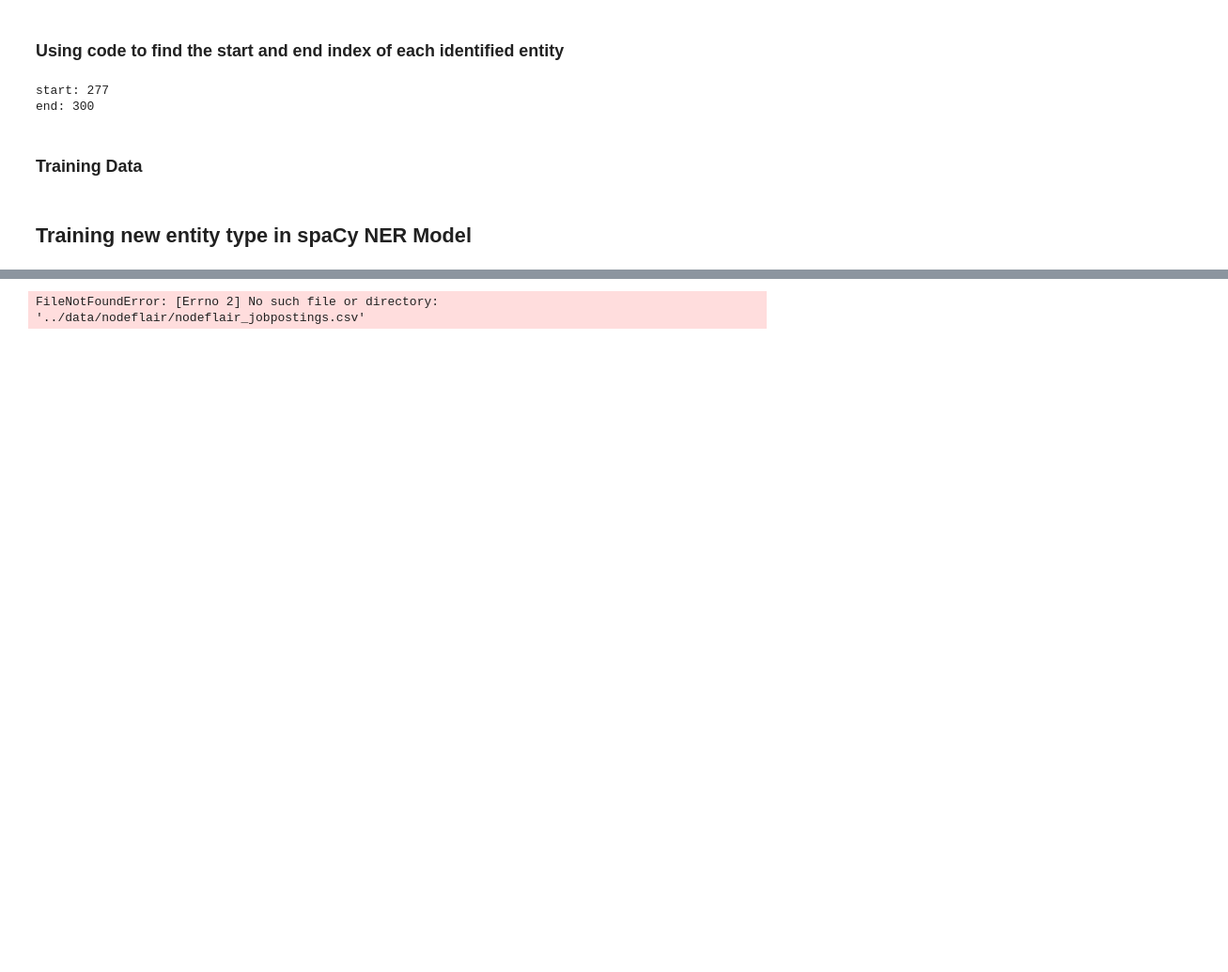
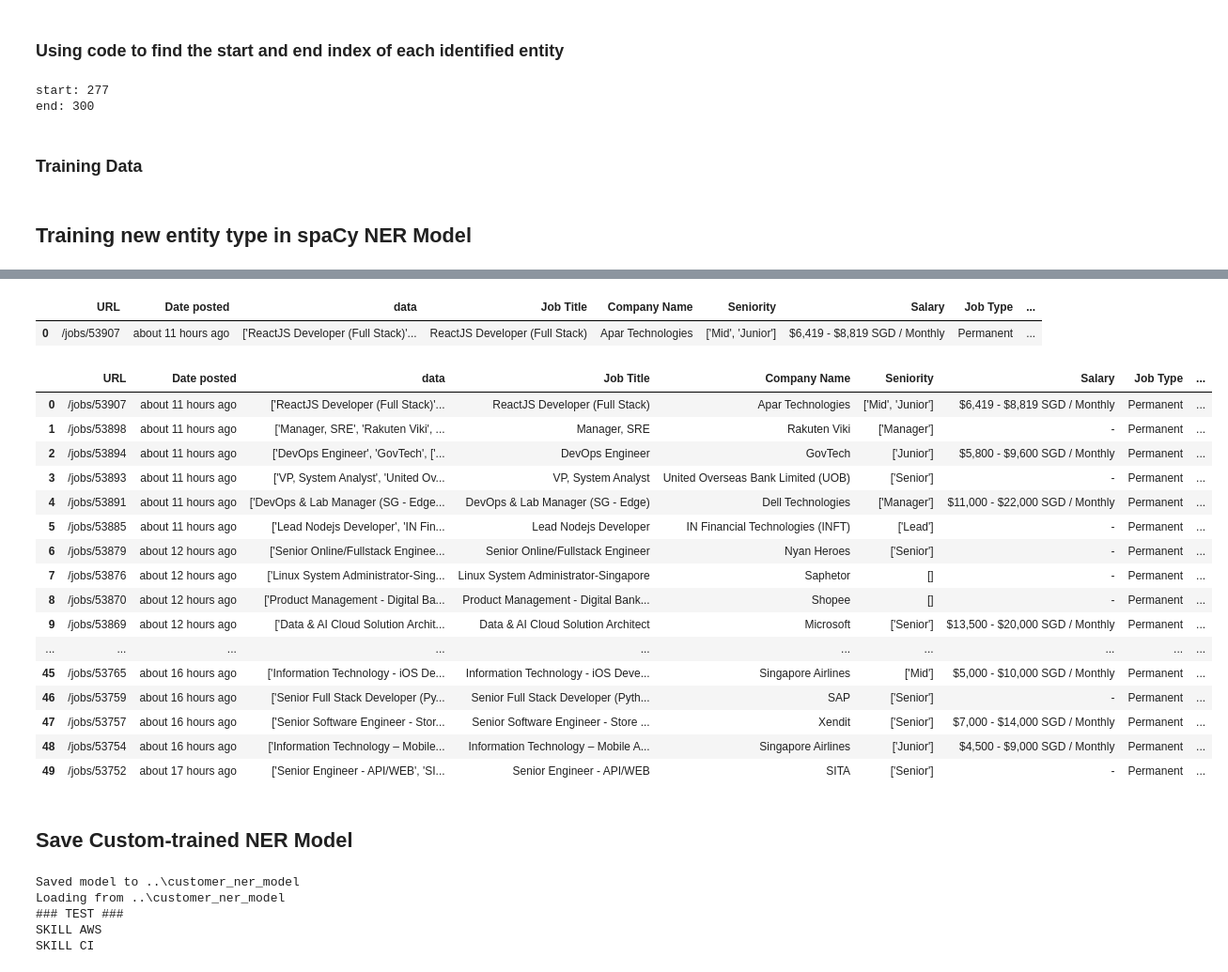
Before and after one commit to joshuawong96/job-posting-analysis, a Jupyter notebook: code/analysis/ner_model.ipynb, the cells around one changed output, grey strips where cells are left out. Shown at 94% size. Drawn from its saved outputs; the diff is of its cells as text; code cells hidden in the pictures; blank space fills up the shorter version.

```diff
--- a/code/analysis/ner_model.ipynb
+++ b/code/analysis/ner_model.ipynb
@@ -296,15 +367,71 @@ and
 # %%
-nodeflair_data = pd.read_csv("../", index_col=0)
+nodeflair_data = pd.read_csv("./raw/nodeflair/nodeflair_jobpostings.csv", index_col=0)
 nodeflair_data.head(1)
 # %% [output]
-FileNotFoundError: [Errno 2] No such file or directory: '../data/nodeflair/nodeflair_jobpostings.csv'
+|  | URL | Date posted | data | Job Title | Company Name | Seniority | Salary | Job Type | ... |
+| 0 | /jobs/53907 | about 11 hours ago | ['ReactJS Developer (Full Stack)'... | ReactJS Developer (Full Stack) | Apar Technologies | ['Mid', 'Junior'] | $6,419 - $8,819 SGD / Monthly | Permanent | ... |
-# %%
-def get_skills(text):
-    doc = nlp(text)
-
-    return (ent.text, ent.label_)
+# %%
+def get_skills(text):
+    skills_entities = []
+
+    for sentence in text.split("."):
+        doc = nlp(sentence)
+        for ent in doc.ents:
+            skills_entities.append(ent.text)
+
+    return skills_entities
 # %%
 pd.set_option('display.max_colwidth', 500)
 # %%
+# nodeflair_data = nodeflair_data[:50]
+
 nodeflair_data["extracted_skills"] = nodeflair_data["Job Desc"].apply(get_skills)
-nodeflair_data[["extracted_skills"]]
+nodeflair_data
+# %% [output]
+|  | URL | Date posted | data | Job Title | Company Name | Seniority | Salary | Job Type | ... |
+| 0 | /jobs/53907 | about 11 hours ago | ['ReactJS Developer (Full Stack)'... | ReactJS Developer (Full Stack) | Apar Technologies | ['Mid', 'Junior'] | $6,419 - $8,819 SGD / Monthly | Permanent | ... |
+| 1 | /jobs/53898 | about 11 hours ago | ['Manager, SRE', 'Rakuten Viki', ... | Manager, SRE | Rakuten Viki | ['Manager'] | - | Permanent | ... |
+| 2 | /jobs/53894 | about 11 hours ago | ['DevOps Engineer', 'GovTech', ['... | DevOps Engineer | GovTech | ['Junior'] | $5,800 - $9,600 SGD / Monthly | Permanent | ... |
+| 3 | /jobs/53893 | about 11 hours ago | ['VP, System Analyst', 'United Ov... | VP, System Analyst | United Overseas Bank Limited (UOB) | ['Senior'] | - | Permanent | ... |
+| 4 | /jobs/53891 | about 11 hours ago | ['DevOps & Lab Manager (SG - Edge... | DevOps & Lab Manager (SG - Edge) | Dell Technologies | ['Manager'] | $11,000 - $22,000 SGD / Monthly | Permanent | ... |
+| 5 | /jobs/53885 | about 11 hours ago | ['Lead Nodejs Developer', 'IN Fin... | Lead Nodejs Developer | IN Financial Technologies (INFT) | ['Lead'] | - | Permanent | ... |
+| 6 | /jobs/53879 | about 12 hours ago | ['Senior Online/Fullstack Enginee... | Senior Online/Fullstack Engineer | Nyan Heroes | ['Senior'] | - | Permanent | ... |
+| 7 | /jobs/53876 | about 12 hours ago | ['Linux System Administrator-Sing... | Linux System Administrator-Singapore | Saphetor | [] | - | Permanent | ... |
+| 8 | /jobs/53870 | about 12 hours ago | ['Product Management - Digital Ba... | Product Management - Digital Bank... | Shopee | [] | - | Permanent | ... |
+| 9 | /jobs/53869 | about 12 hours ago | ['Data & AI Cloud Solution Archit... | Data & AI Cloud Solution Architect | Microsoft | ['Senior'] | $13,500 - $20,000 SGD / Monthly | Permanent | ... |
+| ... | ... | ... | ... | ... | ... | ... | ... | ... | ... |
+| 45 | /jobs/53765 | about 16 hours ago | ['Information Technology - iOS De... | Information Technology - iOS Deve... | Singapore Airlines | ['Mid'] | $5,000 - $10,000 SGD / Monthly | Permanent | ... |
+| 46 | /jobs/53759 | about 16 hours ago | ['Senior Full Stack Developer (Py... | Senior Full Stack Developer (Pyth... | SAP | ['Senior'] | - | Permanent | ... |
+| 47 | /jobs/53757 | about 16 hours ago | ['Senior Software Engineer - Stor... | Senior Software Engineer - Store ... | Xendit | ['Senior'] | $7,000 - $14,000 SGD / Monthly | Permanent | ... |
+| 48 | /jobs/53754 | about 16 hours ago | ['Information Technology – Mobile... | Information Technology – Mobile A... | Singapore Airlines | ['Junior'] | $4,500 - $9,000 SGD / Monthly | Permanent | ... |
+| 49 | /jobs/53752 | about 17 hours ago | ['Senior Engineer - API/WEB', 'SI... | Senior Engineer - API/WEB | SITA | ['Senior'] | - | Permanent | ... |
+# %% [markdown]
+## Save Custom-trained NER Model
+# %%
+# Output directory
+from pathlib import Path
+output_dir=Path('../customer_ner_model')
+
+# Saving the model to the output directory
+if not output_dir.exists():
+    output_dir.mkdir()
+nlp.meta['name'] = 'skills_ner_model'  # rename model
+nlp.to_disk(output_dir)
+print("Saved model to", output_dir)
+
+# Loading the model from the directory
+print("Loading from", output_dir)
+
+nlp2 = spacy.load(output_dir)
+assert nlp2.get_pipe("ner").move_names == move_names
+
+print("### TEST ###")
+doc2 = nlp2('1 year of experience in AWS infrastructure, CI/D, and familiarity with at least some of the following')
+for ent in doc2.ents:
+    print(ent.label_, ent.text)
+# %% [output]
+Saved model to ..\customer_ner_model
+Loading from ..\customer_ner_model
+### TEST ###
+SKILL AWS
+SKILL CI
```
Also changed, not shown: parts of 3 cells of this notebook.
